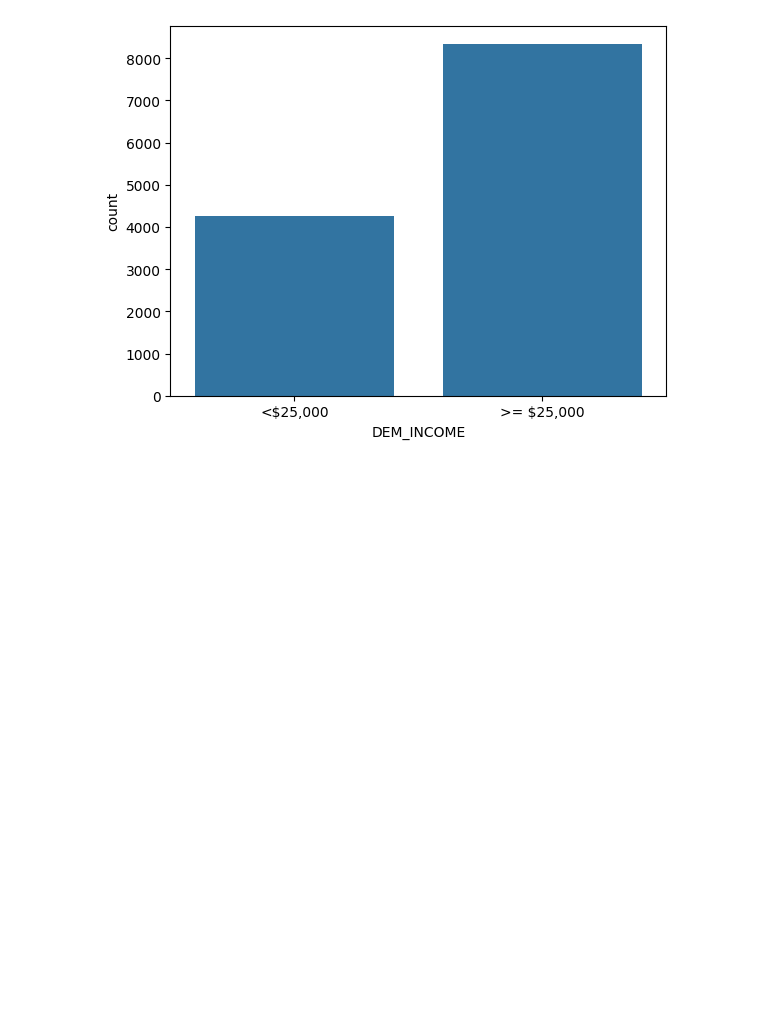
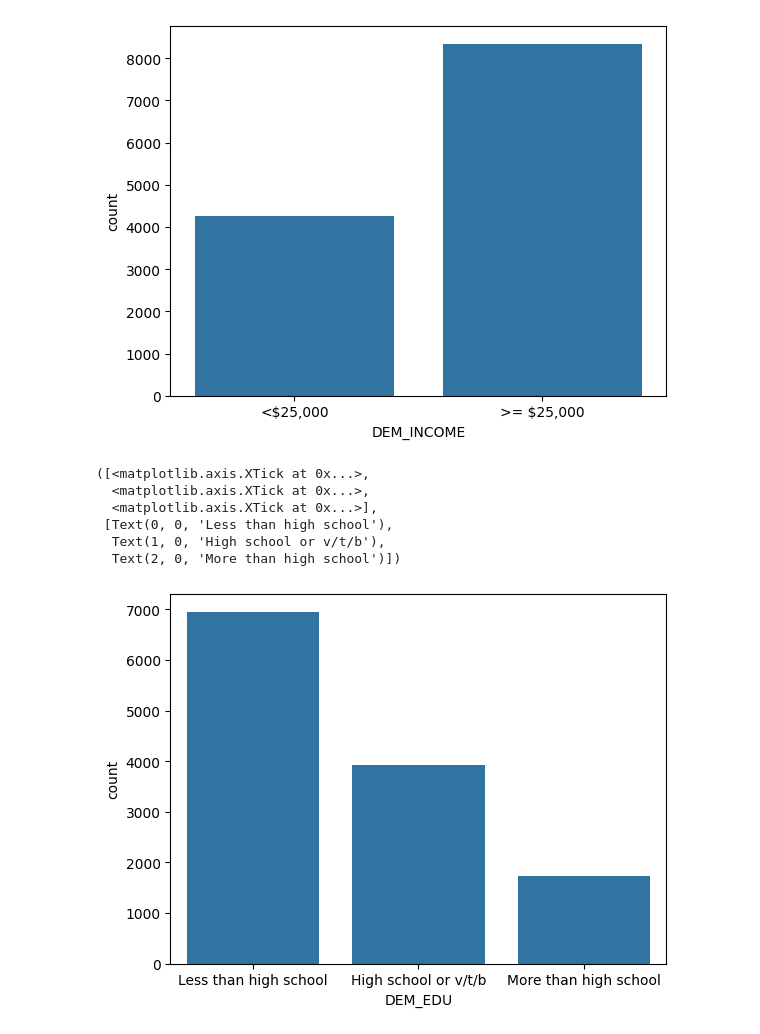
Before and after one commit to LindaMjw/visualization, a Jupyter notebook: assignment/assignment.ipynb, the cells around one changed output. Saved outputs shown, nothing was run; the diff lists cells and outputs as text; code cells hidden in the pictures; blank space fills up the shorter version.

Commit message:
HW visualization

```diff
--- a/assignment/assignment.ipynb
+++ b/assignment/assignment.ipynb
@@ -258,5 +256,5 @@ For some context, the Federal government ultimately spent about $4.4 trillion in
 # %%
-df = pd.read_csv('/puf2021_1_fall.csv',low_memory=False)
+df = pd.read_csv('/content/visualization/data/puf2021_1_fall.csv',low_memory=False)
 # %%
 print( df.shape, '\n') # There are 312783 rows and 337 columns. So 312783 observations and 337 variables.
 print( df.head(), '\n')
@@ -335,5 +333,14 @@ plt.xticks(ticks=[0, 1], labels=['<$25,000', '>= $25,000']) #  1 = <\$25,000; 2
  [Text(0, 0, '<$25,000'), Text(1, 0, '>= $25,000')])
 [figure]
 # %%
-sns.countplot(x=df['DEM_EDU'])
-plt.xticks(ticks=[0, 1], labels=['<$25,000', '>= $25,000']) #  1 = <\$25,000; 2 = >=$25,000
+sns.countplot(x=df['DEM_EDU']) # Highest grade completed
+plt.xticks(ticks=[0, 1, 2], labels=['Less than high school', 'High school or v/t/b', 'More than high school'])
+# 1- Less than high school; 2 - High school or vocational/technical/business; 3 - More than high school
+# %% [output]
+([<matplotlib.axis.XTick at 0x...>,
+  <matplotlib.axis.XTick at 0x...>,
+  <matplotlib.axis.XTick at 0x...>],
+ [Text(0, 0, 'Less than high school'),
+  Text(1, 0, 'High school or v/t/b'),
+  Text(2, 0, 'More than high school')])
+[figure, added]
```
Also changed, not shown: parts of 17 cells of this notebook.
